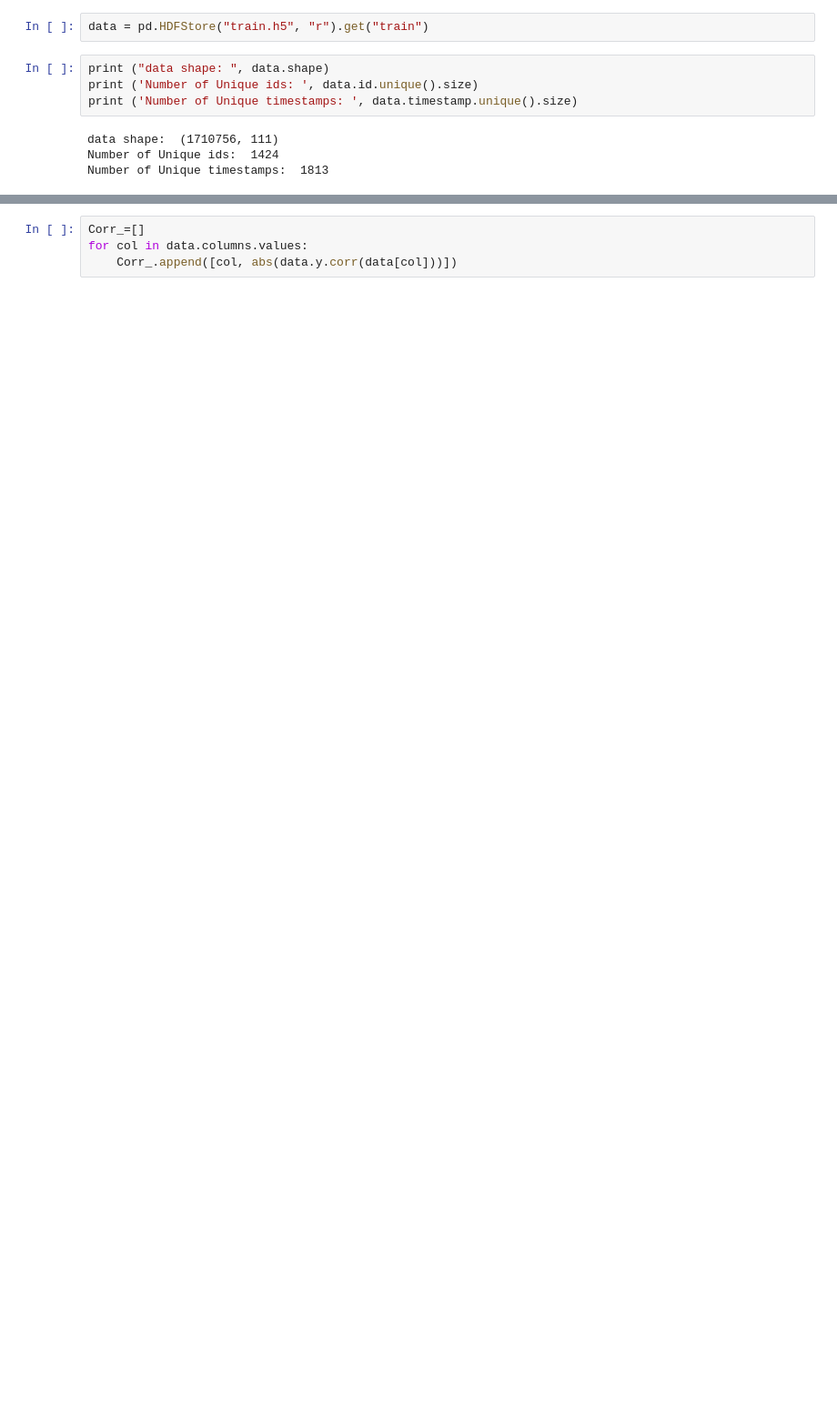
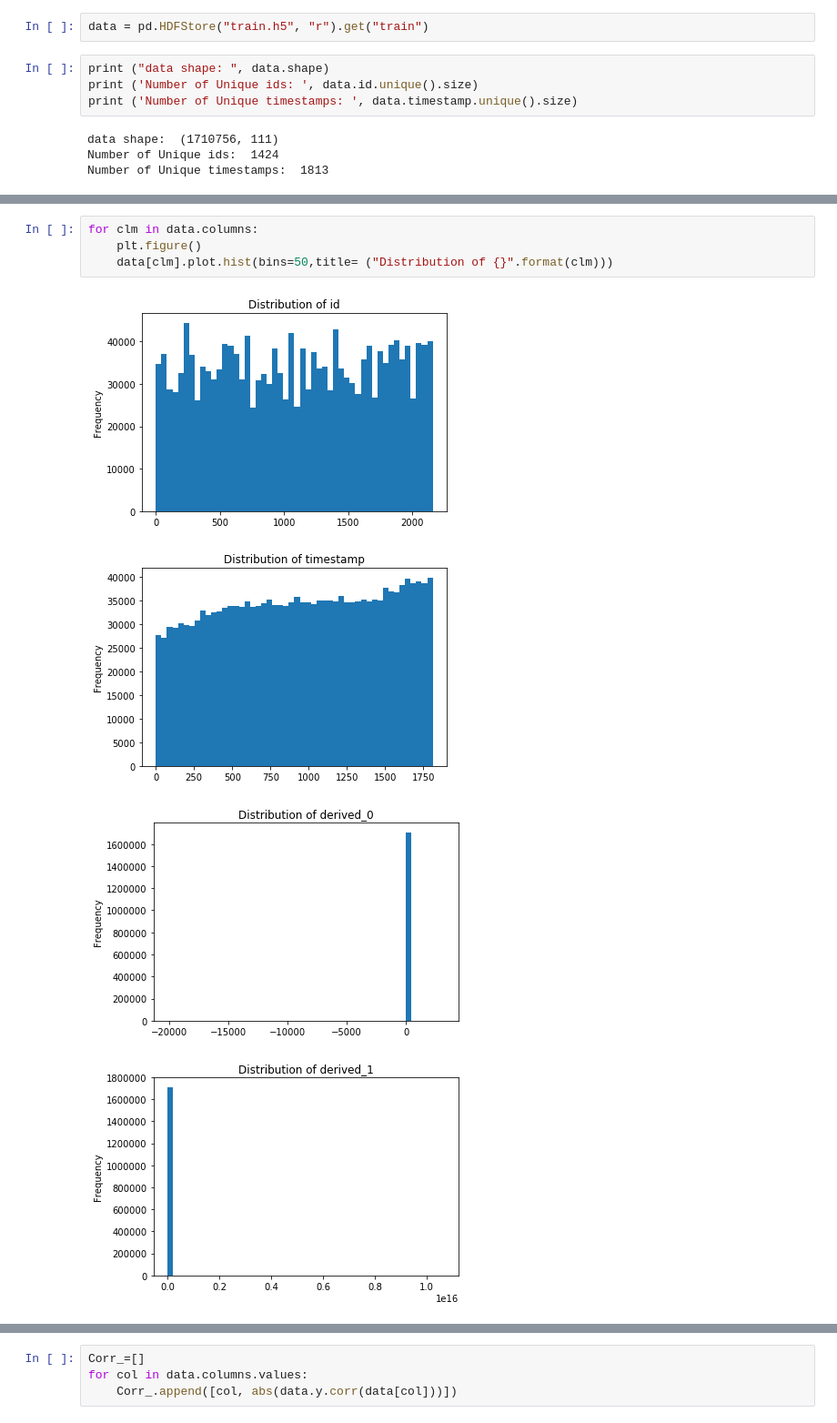
Before and after one commit to adimali/Two_Sigma_Financial_prediction, a Jupyter notebook: Initial_EDA.ipynb, the cells around one changed output, grey strips where cells are left out. Shown at 91% size. Drawn from its saved outputs; the diff is of its cells as text; blank space fills up the shorter version.

```diff
--- a/Initial_EDA.ipynb
+++ b/Initial_EDA.ipynb
@@ -43,0 +43,9 @@ data.describe()
+# %%
+for clm in data.columns:
+    plt.figure()
+    data[clm].plot.hist(bins=50,title= ("Distribution of {}".format(clm)))
+# %% [output]
+[figure, added]
+[figure, added]
+[figure, added]
+[figure, added]
```
Also changed, not shown: parts of 128 cells of this notebook.
